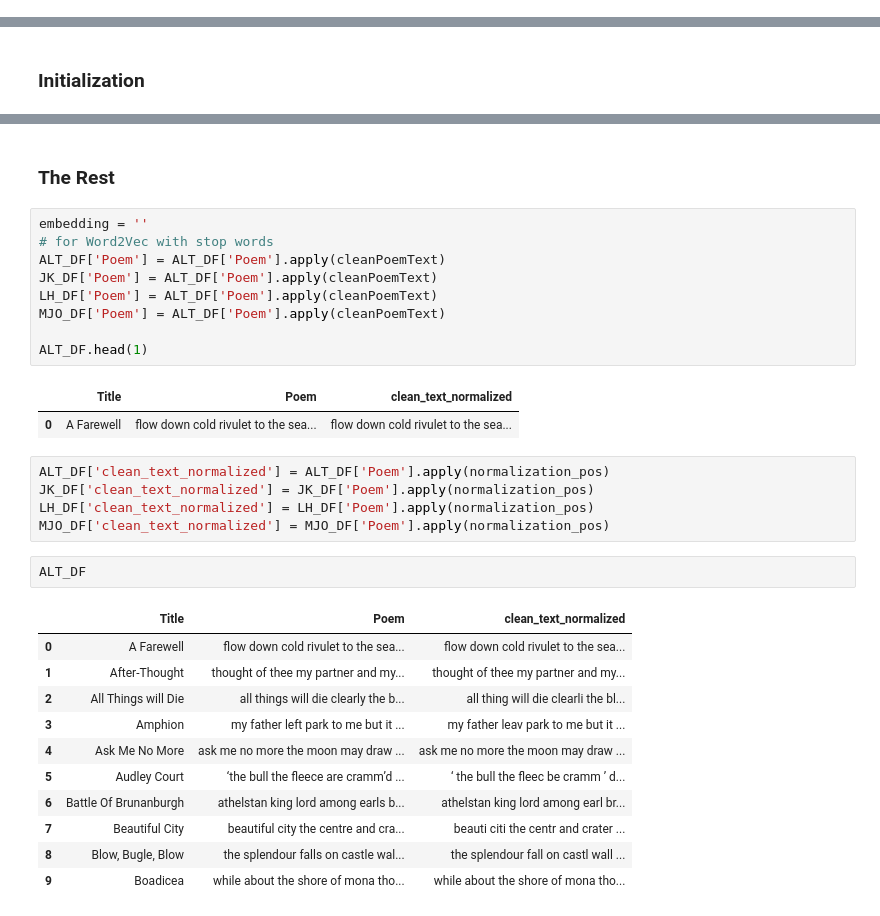
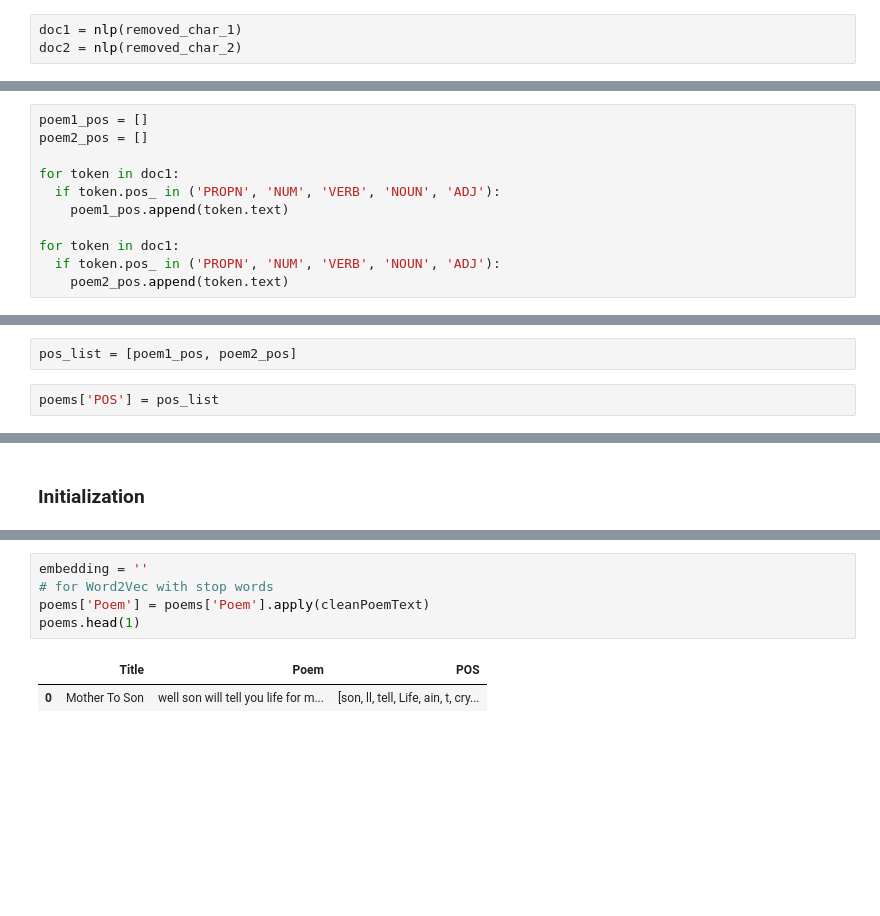
Before and after one commit to AbrahamKong/CMPE257-NLP_Poem_Scrpaing, a Jupyter notebook: NLP_Poem_Scraping.ipynb, the cells around one changed output, grey strips where cells are left out. Drawn from its saved outputs; the diff is of its cells as text; blank space fills up the shorter version.

```diff
--- a/NLP_Poem_Scraping.ipynb
+++ b/NLP_Poem_Scraping.ipynb
@@ -314,0 +175,3 @@ MJO_DF.to_csv('/content/drive/MyDrive/SJSU/CMPE 257/Homework 9a/DataSets/mary_j_
+# %%
+doc1 = nlp(removed_char_1)
+doc2 = nlp(removed_char_2)
@@ -314,0 +191,11 @@ MJO_DF.to_csv('/content/drive/MyDrive/SJSU/CMPE 257/Homework 9a/DataSets/mary_j_
+# %%
+poem1_pos = []
+poem2_pos = []
+
+for token in doc1:
+  if token.pos_ in ('PROPN', 'NUM', 'VERB', 'NOUN', 'ADJ'):
+    poem1_pos.append(token.text)
+
+for token in doc1:
+  if token.pos_ in ('PROPN', 'NUM', 'VERB', 'NOUN', 'ADJ'):
+    poem2_pos.append(token.text)
@@ -314,0 +242,4 @@ MJO_DF.to_csv('/content/drive/MyDrive/SJSU/CMPE 257/Homework 9a/DataSets/mary_j_
+# %%
+pos_list = [poem1_pos, poem2_pos]
+# %%
+poems['POS'] = pos_list
@@ -469,33 +408,8 @@ from gensim.models import Word2Vec
-# %% [markdown]
-### The Rest
 # %%
 embedding = ''
 # for Word2Vec with stop words
-ALT_DF['Poem'] = ALT_DF['Poem'].apply(cleanPoemText)
-JK_DF['Poem'] = ALT_DF['Poem'].apply(cleanPoemText)
-LH_DF['Poem'] = ALT_DF['Poem'].apply(cleanPoemText)
-MJO_DF['Poem'] = ALT_DF['Poem'].apply(cleanPoemText)
-
-ALT_DF.head(1)
+poems['Poem'] = poems['Poem'].apply(cleanPoemText)
+poems.head(1)
 # %% [output]
-|  | Title | Poem | clean_text_normalized |
-| 0 | A Farewell | flow down cold rivulet to the sea... | flow down cold rivulet to the sea... |
+|  | Title | Poem | POS |
+| 0 | Mother To Son | well son will tell you life for m... | [son, ll, tell, Life, ain, t, cry... |
-# %%
-ALT_DF['clean_text_normalized'] = ALT_DF['Poem'].apply(normalization_pos)
-JK_DF['clean_text_normalized'] = JK_DF['Poem'].apply(normalization_pos)
-LH_DF['clean_text_normalized'] = LH_DF['Poem'].apply(normalization_pos)
-MJO_DF['clean_text_normalized'] = MJO_DF['Poem'].apply(normalization_pos)
-# %%
-ALT_DF
-# %% [output]
-|  | Title | Poem | clean_text_normalized |
-| 0 | A Farewell | flow down cold rivulet to the sea... | flow down cold rivulet to the sea... |
-| 1 | After-Thought | thought of thee my partner and my... | thought of thee my partner and my... |
-| 2 | All Things will Die | all things will die clearly the b... | all thing will die clearli the bl... |
-| 3 | Amphion | my father left park to me but it ... | my father leav park to me but it ... |
-| 4 | Ask Me No More | ask me no more the moon may draw ... | ask me no more the moon may draw ... |
-| 5 | Audley Court | ‘the bull the fleece are cramm’d ... | ‘ the bull the fleec be cramm ’ d... |
-| 6 | Battle Of Brunanburgh | athelstan king lord among earls b... | athelstan king lord among earl br... |
-| 7 | Beautiful City | beautiful city the centre and cra... | beauti citi the centr and crater ... |
-| 8 | Blow, Bugle, Blow | the splendour falls on castle wal... | the splendour fall on castl wall ... |
-| 9 | Boadicea | while about the shore of mona tho... | while about the shore of mona tho... |
```
Also changed, not shown: parts of 64 cells of this notebook.
